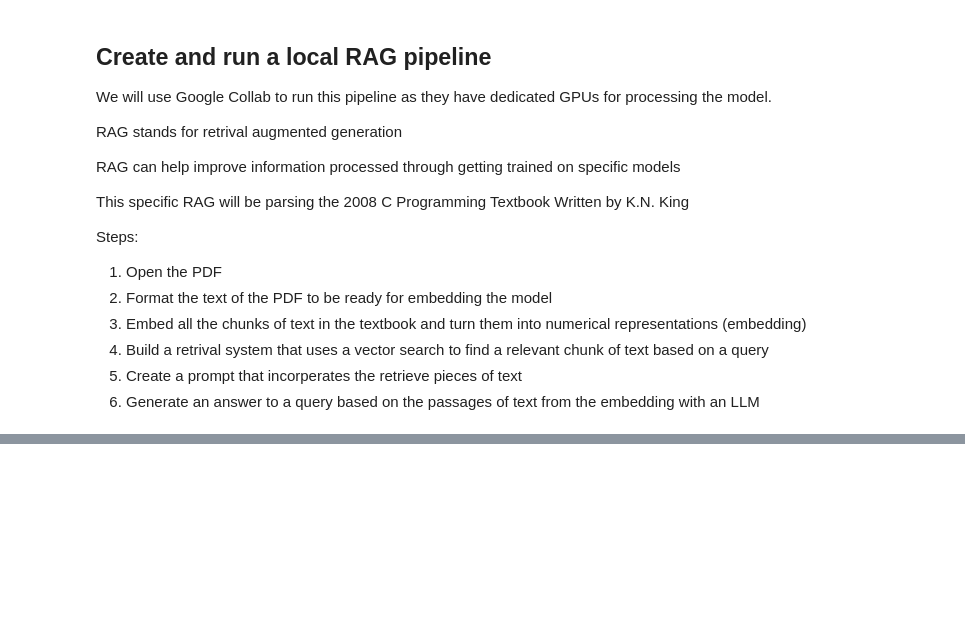
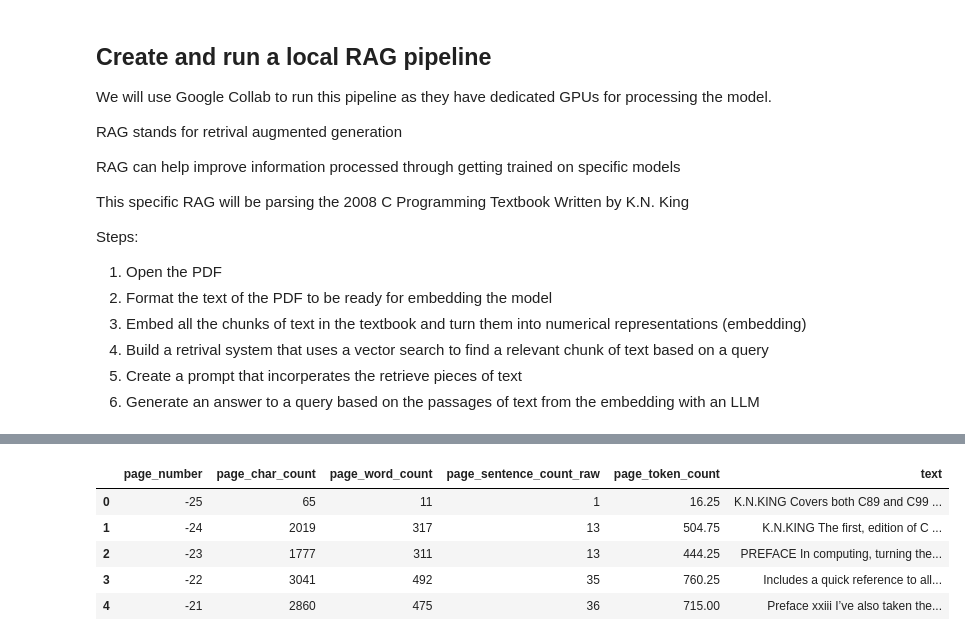
Before and after one commit to Nu11ified/Ctextbook-RAG, a Jupyter notebook: 00-learning-rag.ipynb, the cells around one changed output, grey strips where cells are left out. Drawn from its saved outputs; the diff is of its cells as text; code cells hidden in the pictures; blank space fills up the shorter version.

```diff
--- a/00-learning-rag.ipynb
+++ b/00-learning-rag.ipynb
@@ -84,0 +106,12 @@ def open_and_read_pdf(pdf_path: str) -> list[dict]:
+# %%
+import pandas as pd
+
+df = pd.DataFrame(pages_and_texts)
+df.head()
+# %% [output]
+|  | page_number | page_char_count | page_word_count | page_sentence_count_raw | page_token_count | text |
+| 0 | -25 | 65 | 11 | 1 | 16.25 | K.N.KING Covers both C89 and C99 ... |
+| 1 | -24 | 2019 | 317 | 13 | 504.75 | K.N.KING The first, edition of C ... |
+| 2 | -23 | 1777 | 311 | 13 | 444.25 | PREFACE In computing, turning the... |
+| 3 | -22 | 3041 | 492 | 35 | 760.25 | Includes a quick reference to all... |
+| 4 | -21 | 2860 | 475 | 36 | 715.00 | Preface xxiii I’ve also taken the... |
```
Also changed, not shown: parts of 16 cells of this notebook, 2 other files.
